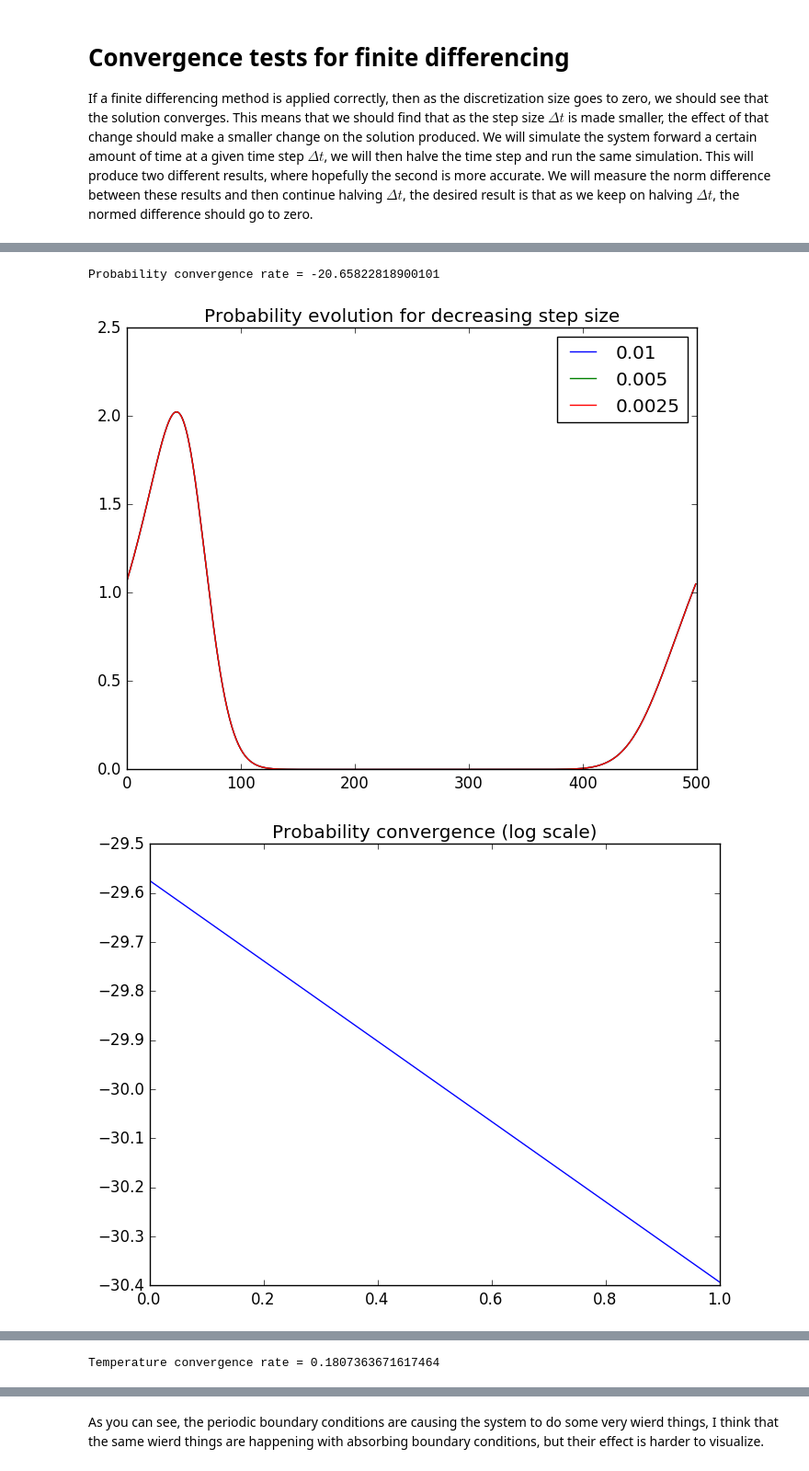
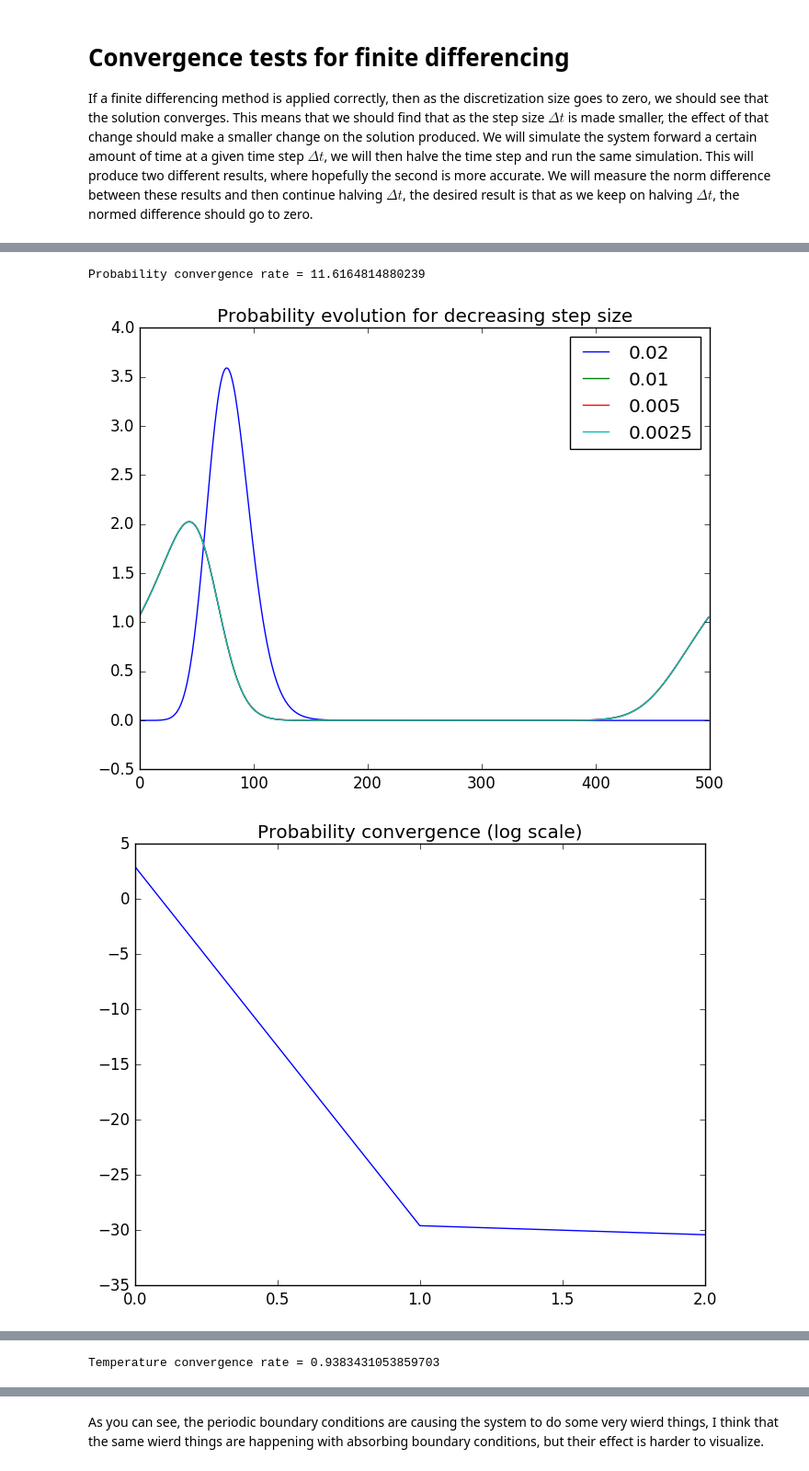
Before and after one commit to JackDevine/Honours2016, a Jupyter notebook: notebooks/Convergence tests.ipynb, the cells around one changed output, grey strips where cells are left out. Shown at 92% size. Cells and saved outputs as stored; diff of their text form; code cells hidden in the pictures.

```diff
--- a/notebooks/Convergence tests.ipynb
+++ b/notebooks/Convergence tests.ipynb
@@ -75,7 +75,7 @@ alpha = 1e-2
 beta = 1e-4
 evolveTime = 2.0
 scaling = 1e-2
-dtVec = [1, 1/2, 1/4]*scaling
+dtVec = [2, 1, 1/2, 1/4]*scaling
 
 sigma  = 0.1
 P0 = Float64[(1/(sigma*sqrt(2pi)))*exp(-((x - 1.0)^2)/(2sigma^2))
@@ -89,33 +89,33 @@ Parray = Array(Float64, nPoints, length(dtVec))
 Tarray = Array(Float64, nPoints, length(dtVec))
 index = 1
 energy = energyFun(potential, density, temperature, alpha, xAxis)
 for dt in dtVec
     Parray[:, index] = evolveP(density, evolveTime, dt, dpotential,
                                 temperature, xAxis)
     Tarray[:, index] = evolveT(temperature::AbstractArray, evolveTime, dt,
                             potential, dpotential, density, alpha, beta, energy, xAxis)
     index += 1
 end
 # Calculate the distances between adjacent probability distributions.
 norms = Float64[norm(Parray[:, i] - Parray[:, i-1]) for i in 2:length(dtVec)]
 println("Probability convergence rate = ", log(abs((norms[1] - norms[end])/((dtVec[1] - dtVec[end]))/scaling)))
 plot(Parray)
 title("Probability evolution for decreasing step size")
 legend(dtVec)
 figure()
 plot(log(norms))
 title("Probability convergence (log scale)")
 # Calculate the distances between adjacent temperature distributions.
 norms = Float64[norm(Tarray[:, i] - Tarray[:, i-1]) for i in 2:length(dtVec)]
 println("Temperature convergence rate = ", log(abs((norms[1] - norms[end])/((dtVec[1] - dtVec[end]))/scaling)))
 figure()
 plot(Tarray)
 title("Temperature evolution for decreasing step size")
 legend(dtVec, loc = 3)
 figure()
 plot(log(norms))
 title("Temperature convergence (log plot)")
 # %% [output]
-Probability convergence rate = -20.65822818900101
+Probability convergence rate = 11.6164814880239
-[figure, old version]
+[figure, new version]
-[figure, old version]
+[figure, new version]
@@ -124,4 +124,4 @@ Probability convergence rate = -20.65822818900101
-Temperature convergence rate = 0.1807363671617464
+Temperature convergence rate = 0.9383431053859703
 PyObject <matplotlib.text.Text object at 0x...>
 # %% [markdown]
 As you can see, the periodic boundary conditions are causing the system to do some very wierd things, I think that the same wierd things are happening with absorbing boundary conditions, but their effect is harder to visualize.
```
Also changed, not shown: parts of 15 cells of this notebook, 1 other file.
